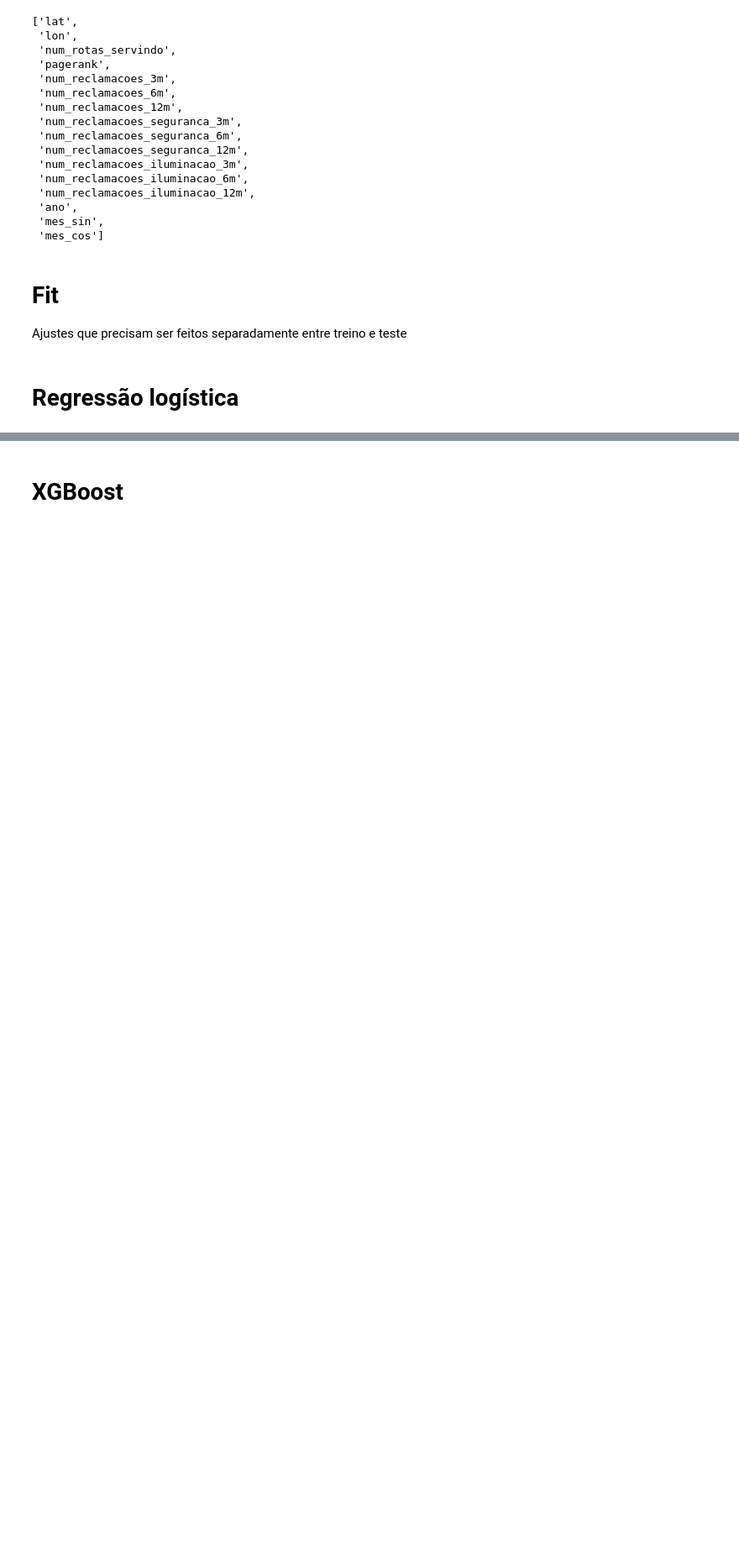
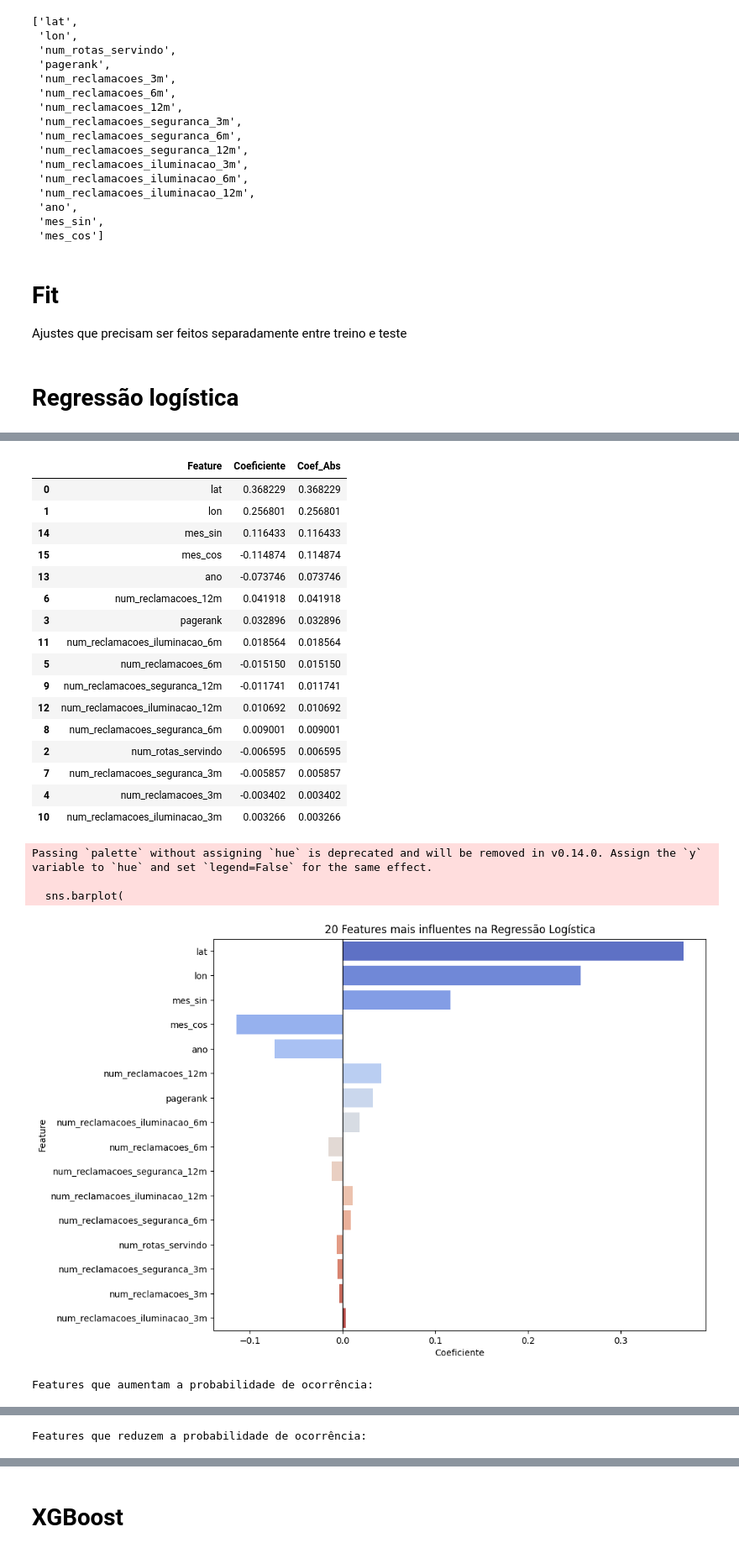
Before and after one commit to viniciusemaciel/riomobianalytics, a Jupyter notebook: modelo-treinamento.ipynb, the cells around one changed output, grey strips where cells are left out. Shown at 84% size. Saved outputs shown, nothing was run; the diff lists cells and outputs as text; code cells hidden in the pictures; blank space fills up the shorter version.

```diff
--- a/modelo-treinamento.ipynb
+++ b/modelo-treinamento.ipynb
@@ -284,2 +394,73 @@ X_test_scaled = scaler.transform(X_test)
 # %%
 # análise dos coeficientes da logística (quais features pesam mais e em que direção)
+
+coeficientes = pd.DataFrame({
+    "Feature": X_train.columns,
+    "Coeficiente": log_model.coef_[0]
+})
+
+coeficientes["Coef_Abs"] = coeficientes["Coeficiente"].abs()
+
+coeficientes = coeficientes.sort_values(
+    by="Coef_Abs",
+    ascending=False
+)
+
+display(coeficientes)
+
+plt.figure(figsize=(10,8))
+
+sns.barplot(
+    data=coeficientes.head(20),
+    x="Coeficiente",
+    y="Feature",
+    palette="coolwarm"
+)
+
+plt.axvline(0, color="black", linewidth=1)
+
+plt.title("20 Features mais influentes na Regressão Logística")
+
+plt.xlabel("Coeficiente")
+
+plt.ylabel("Feature")
+
+plt.show()
+
+print("\nFeatures que aumentam a probabilidade de ocorrência:")
+display(
+    coeficientes.sort_values(
+        "Coeficiente",
+        ascending=False
+    ).head(10)
+)
+
+print("\nFeatures que reduzem a probabilidade de ocorrência:")
+display(
+    coeficientes.sort_values(
+        "Coeficiente"
+    ).head(10)
+)
+# %% [output]
+|  | Feature | Coeficiente | Coef_Abs |
+| 0 | lat | 0.368229 | 0.368229 |
+| 1 | lon | 0.256801 | 0.256801 |
+| 14 | mes_sin | 0.116433 | 0.116433 |
+| 15 | mes_cos | -0.114874 | 0.114874 |
+| 13 | ano | -0.073746 | 0.073746 |
+| 6 | num_reclamacoes_12m | 0.041918 | 0.041918 |
+| 3 | pagerank | 0.032896 | 0.032896 |
+| 11 | num_reclamacoes_iluminacao_6m | 0.018564 | 0.018564 |
+| 5 | num_reclamacoes_6m | -0.015150 | 0.015150 |
+| 9 | num_reclamacoes_seguranca_12m | -0.011741 | 0.011741 |
+| 12 | num_reclamacoes_iluminacao_12m | 0.010692 | 0.010692 |
+| 8 | num_reclamacoes_seguranca_6m | 0.009001 | 0.009001 |
+| 2 | num_rotas_servindo | -0.006595 | 0.006595 |
+| 7 | num_reclamacoes_seguranca_3m | -0.005857 | 0.005857 |
+| 4 | num_reclamacoes_3m | -0.003402 | 0.003402 |
+| 10 | num_reclamacoes_iluminacao_3m | 0.003266 | 0.003266 |
+Passing `palette` without assigning `hue` is deprecated and will be removed in v0.14.0. Assign the `y` variable to `hue` and set `legend=False` for the same effect.
+
+  sns.barplot(
+[figure, added]
+Features que aumentam a probabilidade de ocorrência:
@@ -285,0 +478 @@ X_test_scaled = scaler.transform(X_test)
+Features que reduzem a probabilidade de ocorrência:
```
Also changed, not shown: parts of 15 cells of this notebook, 10 other files.
